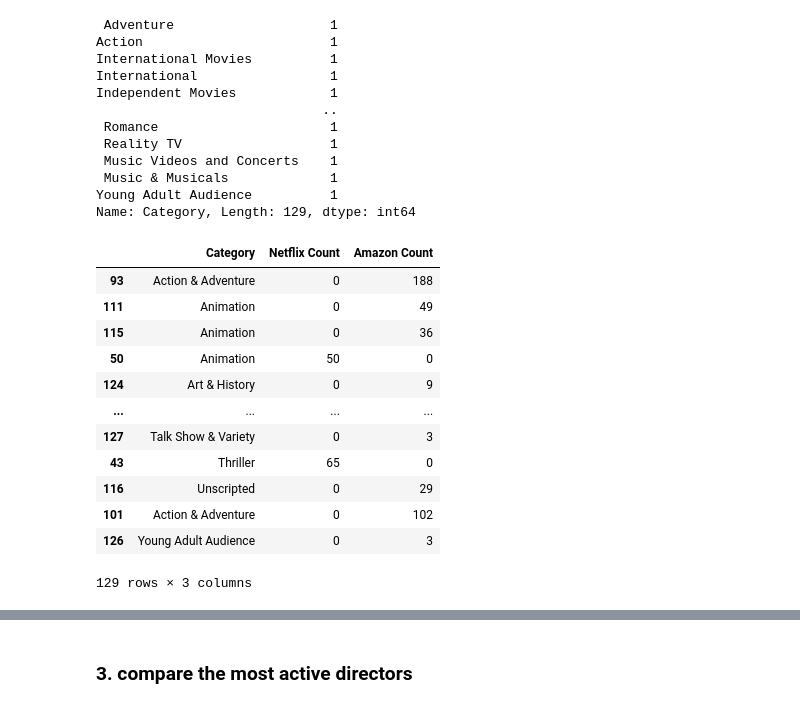
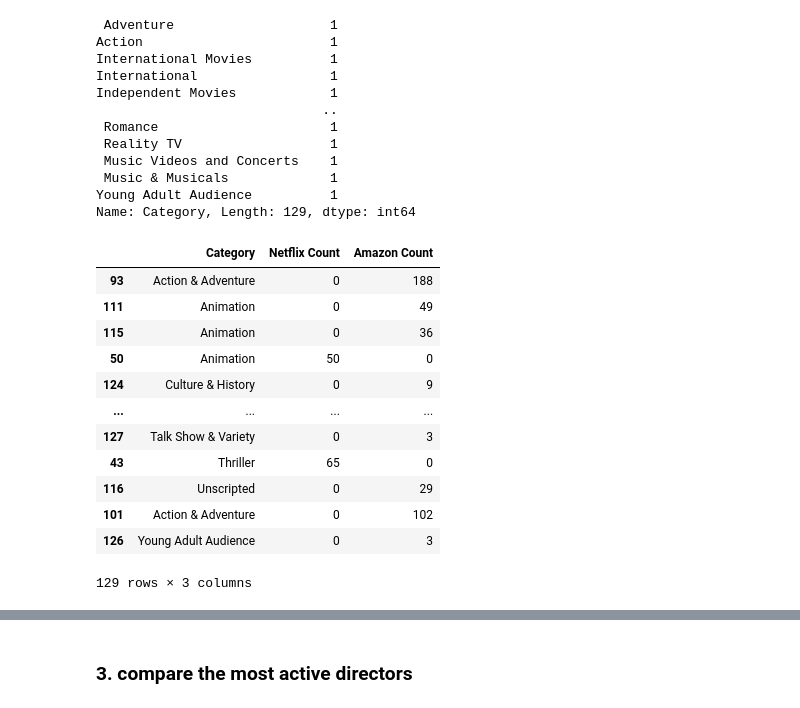
Before and after one commit to Tembspapi/Project-2_Amazon-Netflix, a Jupyter notebook: ETL-starter.ipynb, the cells around one changed output, grey strips where cells are left out. Saved outputs shown, nothing was run; the diff lists cells and outputs as text; code cells hidden in the pictures.

```diff
--- a/ETL-starter.ipynb
+++ b/ETL-starter.ipynb
@@ -574,13 +574,15 @@ cat_df['Category'] = cat_df['Category'].replace({
     "Action": "Action & Adventure",
     "Adventure": "Action & Adventure",
     "Western": "Action & Adventure",
+    "TV Action & Adventure": "Action & Adventure",
     "Anime": "Animation",
     "Anime Features": "Animation",
     "Anime Series": "Animation",
-    "Arts": "Art & History",
-    "Arthouse": "Art & History",
-    "Historical": "Art & History",
-    "Military and War": "Art & History",
+    "Art & History": "Culture & History",
+    "Arts": "Culture & History",
+    "Arthouse": "Culture & History",
+    "Historical": "Culture & History",
+    "Military and War": "Culture & History",
     "Music Videos and Concerts": "Music & Musicals",
     "International Movies": "International",
     "International TV Shows": "International",
@@ -597,41 +599,45 @@ cat_df['Category'] = cat_df['Category'].replace({
     "Comedies": "Comedy",
     "TV Comedies": "Comedy",
     "Crime TV Shows": "Crime & Mystery",
-    "TV Mysteri": "Crime & Mystery",
+    "TV Mysteries": "Crime & Mystery",
     "Stand-Up Comedy & Talk Shows": "Comedy",
     "Stand-Up Comedy": "Comedy",
-    "Faith & Spirituality": "Classic & Cult TV",
-    "Cult Movies": "Classic & Cult TV",
-    "Classic Movies": "Classic & Cult TV",
-    "Faith and Spirituality": "Classic & Cult TV",
+    "Classic & Culture": "Culture & History",
+    "Classic & Cult TV": "Culture & History",
+    "Faith & Spirituality": "Culture & History",
+    "Cult Movies": "Culture & History",
+    "Classic Movies": "Culture & History",
+    "Faith and Spirituality": "Culture & History",
+    "and Culture": "Culture & History",
     "Children & Family Movies": "Children & Family",
     "Kids": "Children & Family",
     "Kids' TV": "Children & Family",
     "Fantasy": "Sci-Fi & Fantasy",
     "TV Sci-Fi & Fantasy": "Sci-Fi & Fantasy",
     "Science Fiction": "Sci-Fi & Fantasy",
     "LGBTQ Movies": "LGBTQ",
     "Entertainment": "Reality TV",
     "Romantic TV Shows": "Romance",
     "Romantic Movies": "Romance",
     "Suspense": "Thriller",
     "TV Thrillers": "Thriller",
     "Thrillers": "Thriller",
     "Teen TV Shows": "Young Adult Audience",
     "Sports Movies": "Sport",
     "Fitness": "Sport",
     "Sports": "Sport",
+    "British TV Shows": "Talk Show & Variety",
     "Talk Show and Variety": "Talk Show & Variety",
     "TV Shows": "Talk Show & Variety"
     })
 cat_df
 # %% [output]
 |  | Category | Netflix Count | Amazon Count |
 | 93 | Action & Adventure | 0 | 188 |
 | 111 | Animation | 0 | 49 |
 | 115 | Animation | 0 | 36 |
 | 50 | Animation | 50 | 0 |
-| 124 | Art & History | 0 | 9 |
+| 124 | Culture & History | 0 | 9 |
 | ... | ... | ... | ... |
 | 127 | Talk Show & Variety | 0 | 3 |
 | 43 | Thriller | 65 | 0 |
```
Also changed, not shown: parts of 3 cells of this notebook.
